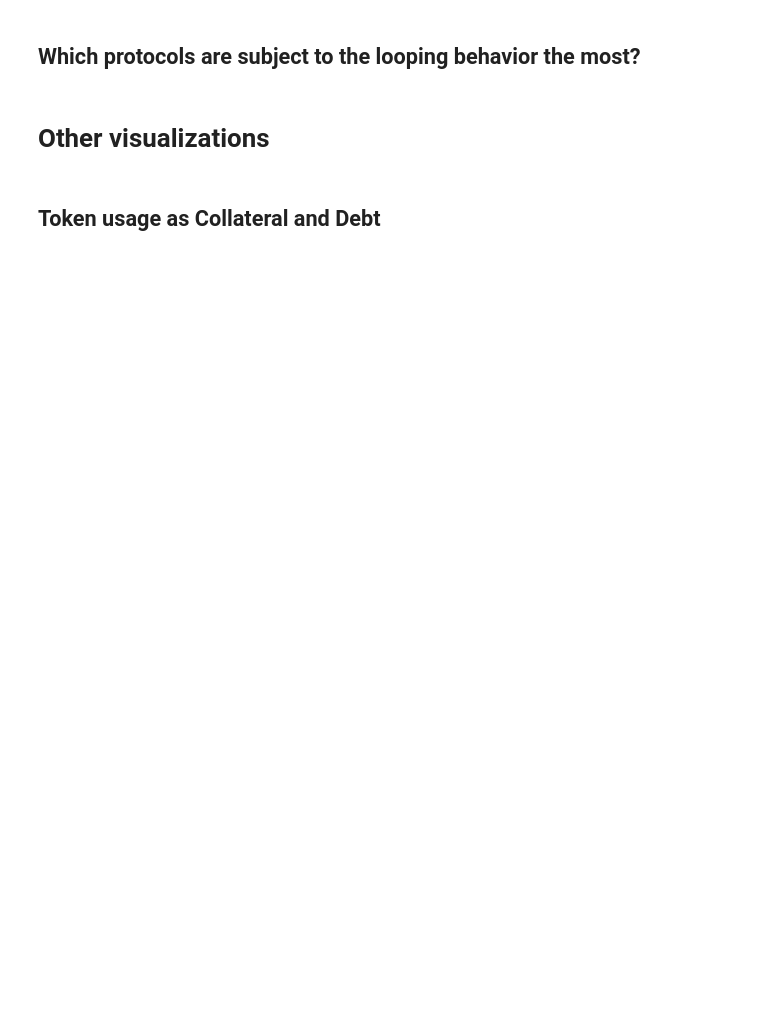
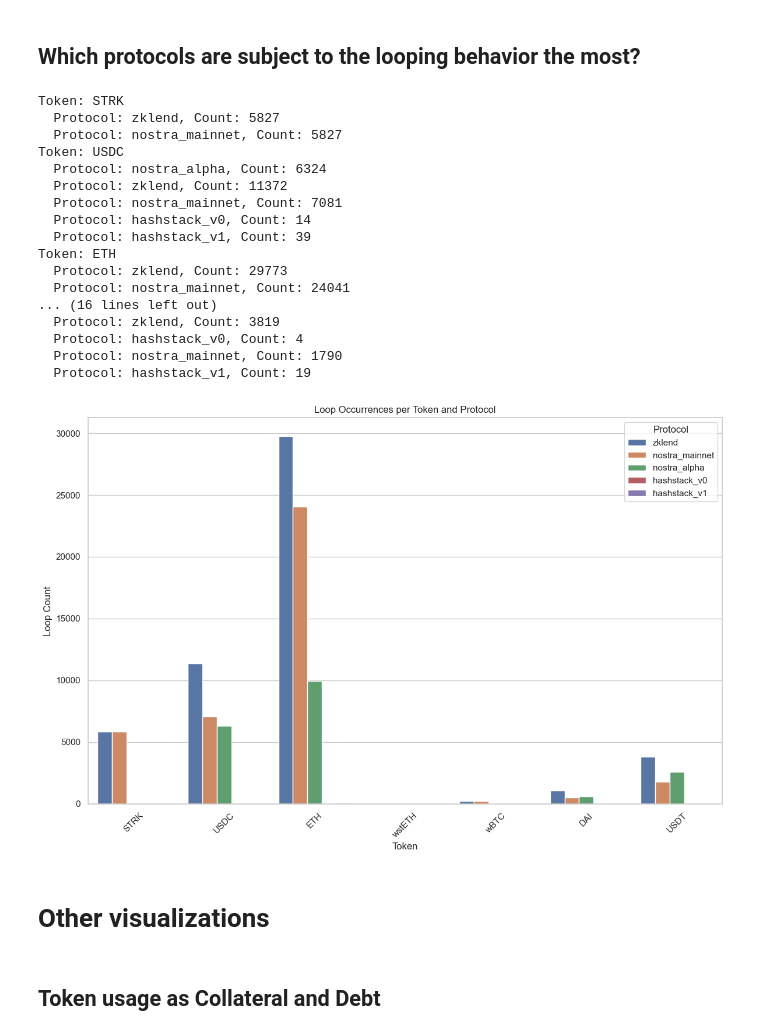
Before and after one commit to CarmineOptions/derisk-research, a Jupyter notebook: notebooks/analyze_looping_across_lending_protocols.ipynb, the cells around one changed output. Cells and saved outputs as stored; diff of their text form; code cells hidden in the pictures; blank space fills up the shorter version.

```diff
--- a/notebooks/analyze_looping_across_lending_protocols.ipynb
+++ b/notebooks/analyze_looping_across_lending_protocols.ipynb
@@ -515,43 +473,8 @@ plt.show()
 # %% [markdown]
 ## Which protocols are subject to the looping behavior the most?
 # %%
-# Helper function to parse token amounts
-def parse_token_amounts(token_str):
-    tokens = []
-    if token_str:
-        token_pairs = token_str.split(', ')
-        for token_pair in token_pairs:
-            parts = token_pair.split(': ')
-            if len(parts) == 2:
-                token_name, amount = parts
-                tokens.append((token_name, float(amount)))
-    return tokens
-
-# Function to extract user actions from the dataframes
-def extract_user_actions(dataframes, tokens):
-    user_actions = defaultdict(list)
-    for protocol, df in dataframes.items():
-        for _, row in df.iterrows():
-            user = row['User']
-            collateral_tokens = parse_token_amounts(row['Collateral'])
-            debt_tokens = parse_token_amounts(row['Debt'])
-
-            # Store collateral actions
-            for col_token, col_amount in collateral_tokens:
-                if col_token in tokens:
-                    user_actions[user].append(('collateral', col_token, col_amount, protocol))
-
-            # Store debt actions
-            for debt_token, debt_amount in debt_tokens:
-                if debt_token in tokens:
-                    user_actions[user].append(('debt', debt_token, debt_amount, protocol))
-    return user_actions
-
-# Extract user actions
-user_actions = extract_user_actions(dataframes, tokens)
-
 # Function to track loop occurrences for each token and protocol
-def track_loop_occurrences(user_actions, tokens):
+def track_loop_occurrences(user_actions: DefaultDict[str, List[Tuple[str, str, float, str]]],tokens: List[str]) -> DefaultDict[str, DefaultDict[str, int]]:
     loop_occurrences = defaultdict(lambda: defaultdict(int))
 
     for user, actions in user_actions.items():
@@ -572,36 +495,52 @@ def track_loop_occurrences(user_actions, tokens):
 # Track loop occurrences
 loop_occurrences = track_loop_occurrences(user_actions, tokens)
 
 # Print loop occurrences for each token and protocol
 for token, protocol_counts in loop_occurrences.items():
     print(f"Token: {token}")
     for protocol, count in protocol_counts.items():
         print(f"  Protocol: {protocol}, Count: {count}")
 
 # Convert loop occurrences to a DataFrame for visualization
 loop_data = []
 for token, protocol_counts in loop_occurrences.items():
     for protocol, count in protocol_counts.items():
         loop_data.append({'Token': token, 'Protocol': protocol, 'Count': count})
 
 loop_df = pd.DataFrame(loop_data)
 
-# Print loop_df to ensure all protocols are included
-print(loop_df)
-
 # Plot the loop occurrences
 plt.figure(figsize=(12, 8))
 sns.set(style="whitegrid")
 
 sns.barplot(data=loop_df, x='Token', y='Count', hue='Protocol')
 plt.title('Loop Occurrences per Token and Protocol')
 plt.ylabel('Loop Count')
 plt.xlabel('Token')
 plt.xticks(rotation=45)
 plt.legend(title='Protocol')
 plt.tight_layout()
 
 plt.show()
+# %% [output]
+Token: STRK
+  Protocol: zklend, Count: 5827
+  Protocol: nostra_mainnet, Count: 5827
+Token: USDC
+  Protocol: nostra_alpha, Count: 6324
+  Protocol: zklend, Count: 11372
+  Protocol: nostra_mainnet, Count: 7081
+  Protocol: hashstack_v0, Count: 14
+  Protocol: hashstack_v1, Count: 39
+Token: ETH
+  Protocol: zklend, Count: 29773
+  Protocol: nostra_mainnet, Count: 24041
+... (16 lines left out)
+  Protocol: zklend, Count: 3819
+  Protocol: hashstack_v0, Count: 4
+  Protocol: nostra_mainnet, Count: 1790
+  Protocol: hashstack_v1, Count: 19
+[figure, added]
 # %% [markdown]
 # Other visualizations
 # %% [markdown]
```
Also changed, not shown: parts of 8 cells of this notebook.
